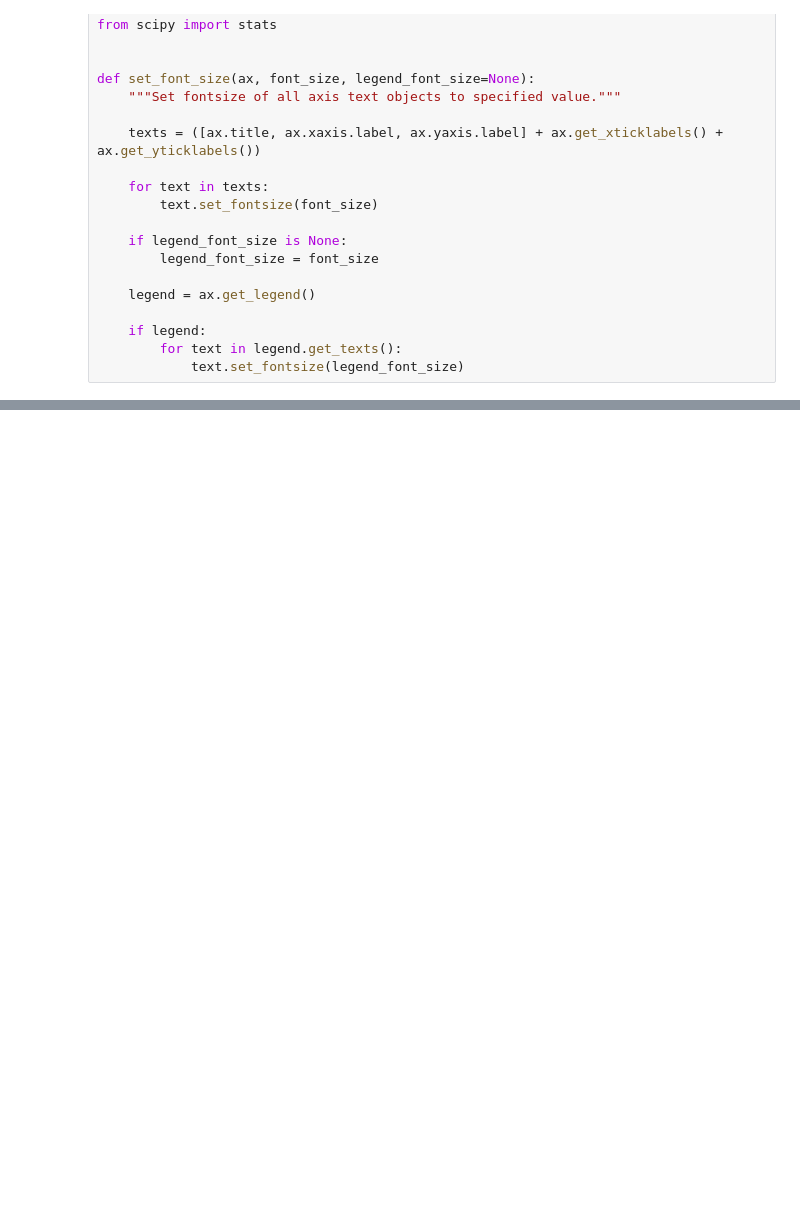
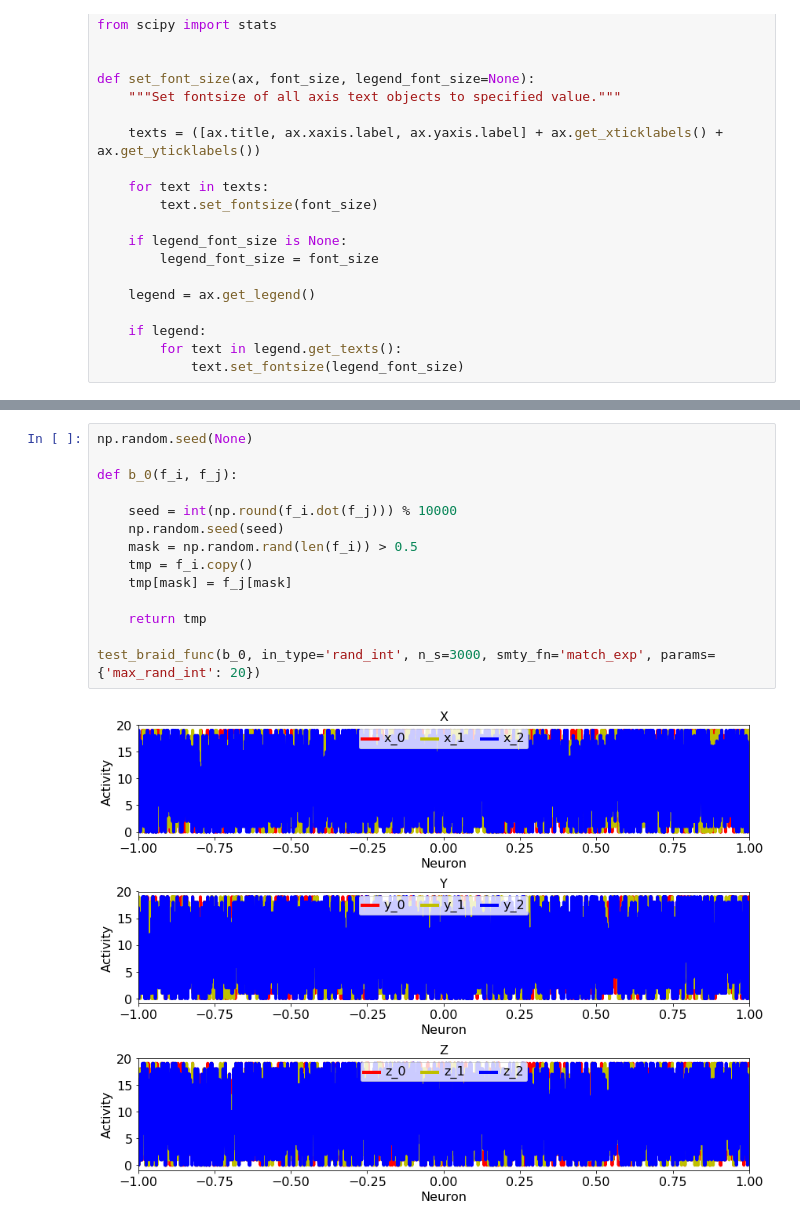
Before and after one commit to rkp8000/crossing_over, a Jupyter notebook: braid.ipynb, the cells around one changed output, grey strips where cells are left out. Saved outputs shown, nothing was run; the diff lists cells and outputs as text; blank space fills up the shorter version.

```diff
--- a/braid.ipynb
+++ b/braid.ipynb
@@ -164,0 +171,16 @@ test_braid_func(b_0, in_type='rank', n_s=90, smty_fn='match_exp')
+# %%
+np.random.seed(None)
+
+def b_0(f_i, f_j):
+
+    seed = int(np.round(f_i.dot(f_j))) % 10000
+    np.random.seed(seed)
+    mask = np.random.rand(len(f_i)) > 0.5
+    tmp = f_i.copy()
+    tmp[mask] = f_j[mask]
+
+    return tmp
+
+test_braid_func(b_0, in_type='rand_int', n_s=3000, smty_fn='match_exp', params={'max_rand_int': 20})
+# %% [output]
+[figure, added]
```
Also changed, not shown: parts of 3 cells of this notebook.
